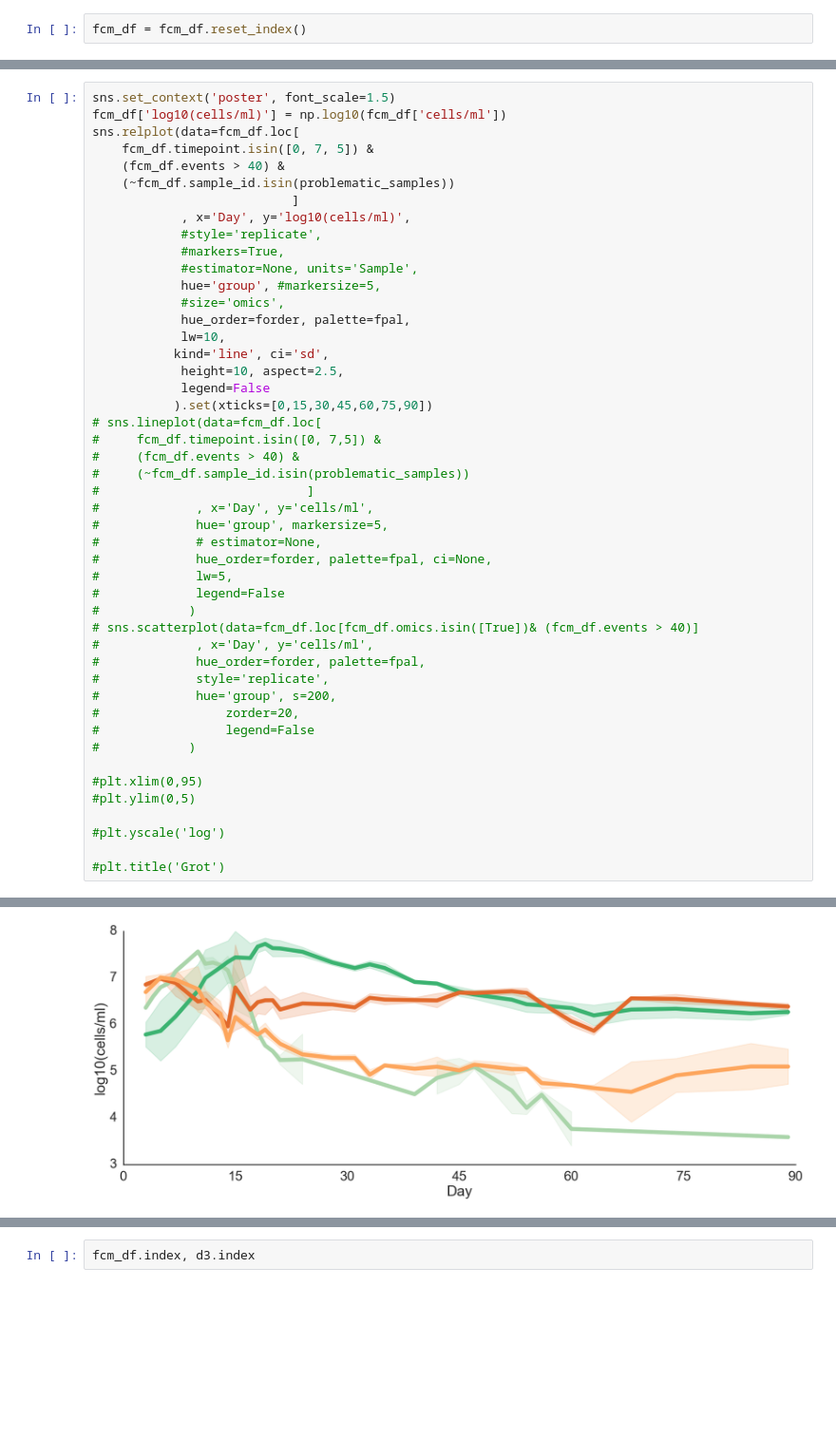
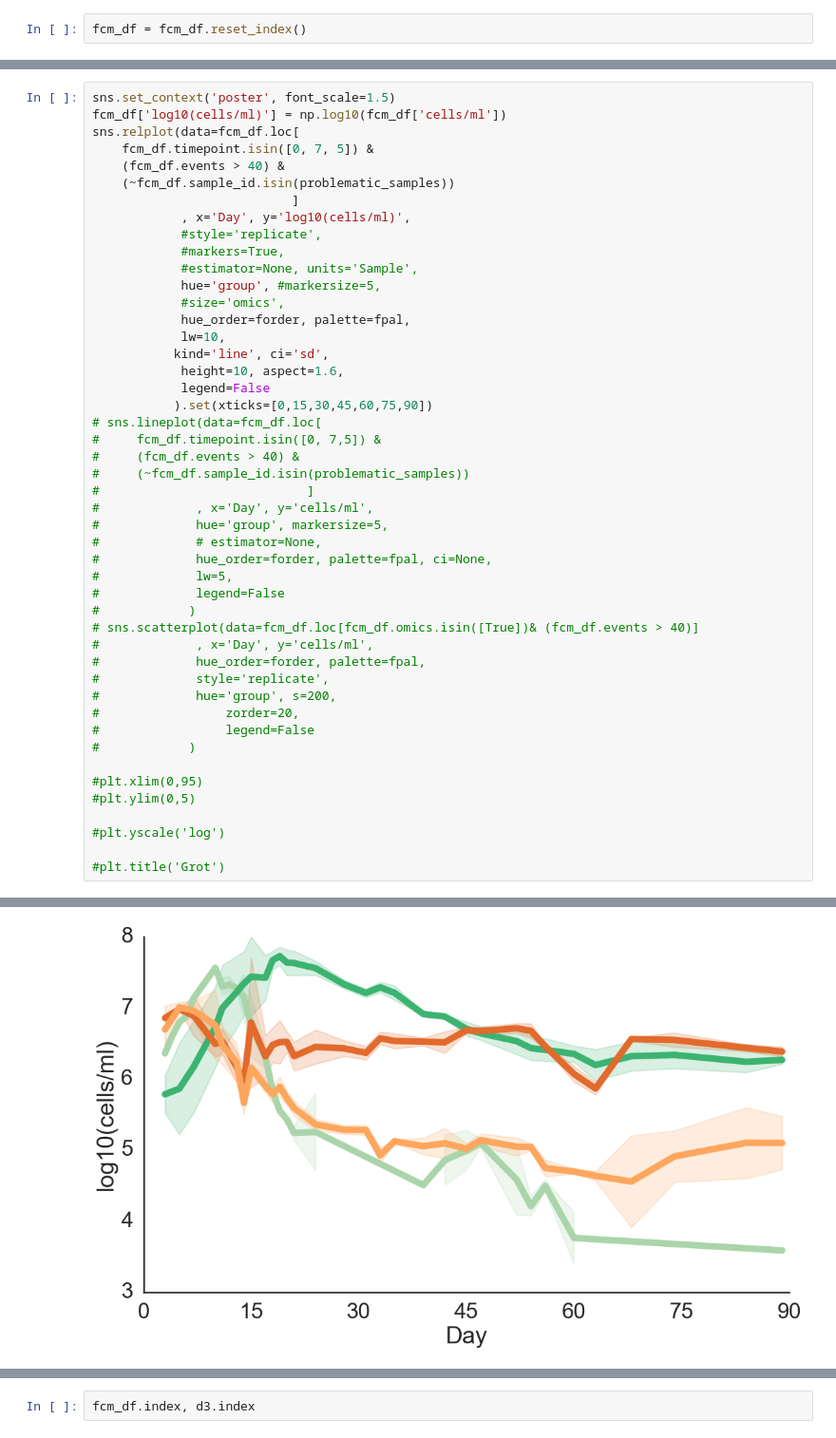
Before and after one commit to wosnat/CC1A3, a Jupyter notebook: FCM/cc1A3 notebook.ipynb, the cells around one changed output, grey strips where cells are left out. Shown at 95% size. Drawn from its saved outputs; the diff is of its cells as text; blank space fills up the shorter version.

```diff
--- a/FCM/cc1A3 notebook.ipynb
+++ b/FCM/cc1A3 notebook.ipynb
@@ -392,36 +392,36 @@ sns.relplot(data=fcm_df.loc[
             hue_order=forder, palette=fpal,
             lw=10,
            kind='line', ci='sd',
-            height=10, aspect=2.5,
+            height=10, aspect=1.6,
             legend=False
            ).set(xticks=[0,15,30,45,60,75,90])
 # sns.lineplot(data=fcm_df.loc[
 #     fcm_df.timepoint.isin([0, 7,5]) &
 #     (fcm_df.events > 40) &
 #     (~fcm_df.sample_id.isin(problematic_samples))
 #                            ]
 #             , x='Day', y='cells/ml',
 #             hue='group', markersize=5,
 #             # estimator=None,
 #             hue_order=forder, palette=fpal, ci=None,
 #             lw=5,
 #             legend=False
 #            )
 # sns.scatterplot(data=fcm_df.loc[fcm_df.omics.isin([True])& (fcm_df.events > 40)]
 #             , x='Day', y='cells/ml',
 #             hue_order=forder, palette=fpal,
 #             style='replicate',
 #             hue='group', s=200,
 #                 zorder=20,
 #                 legend=False
 #            )
 
 #plt.xlim(0,95)
 #plt.ylim(0,5)
 
 #plt.yscale('log')
 
 #plt.title('Grot')
 # %% [output]
 <seaborn.axisgrid.FacetGrid at 0x...>
-[figure, old version]
+[figure, new version]
```
Also changed, not shown: parts of 9 cells of this notebook.
